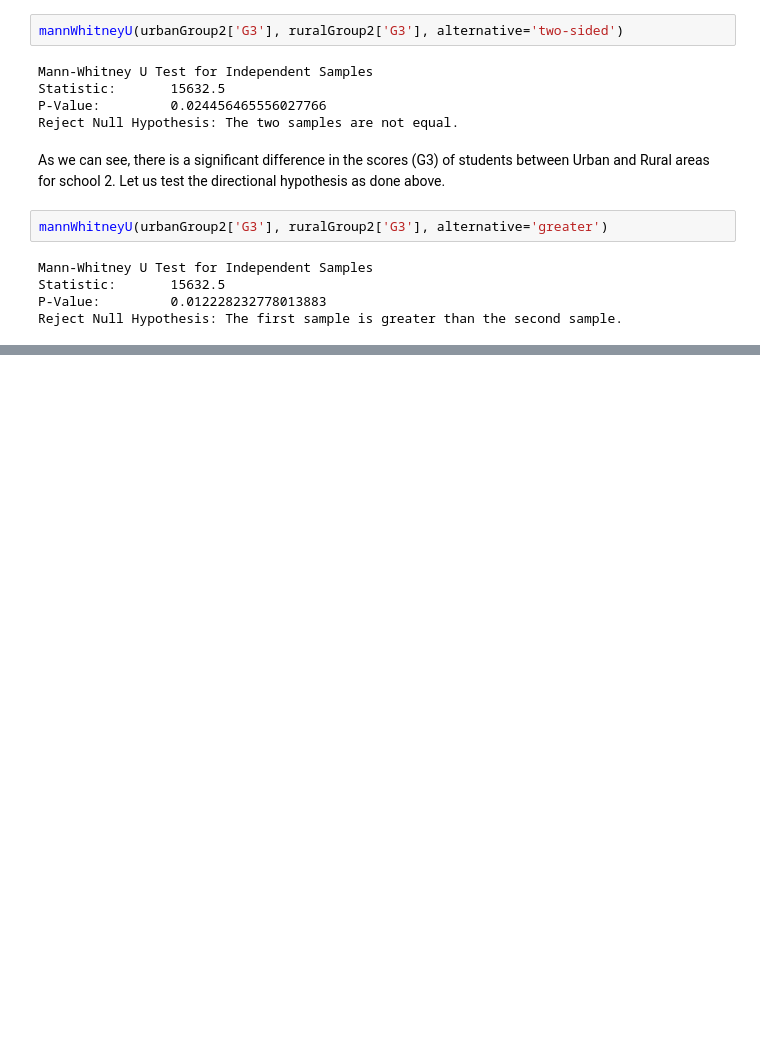
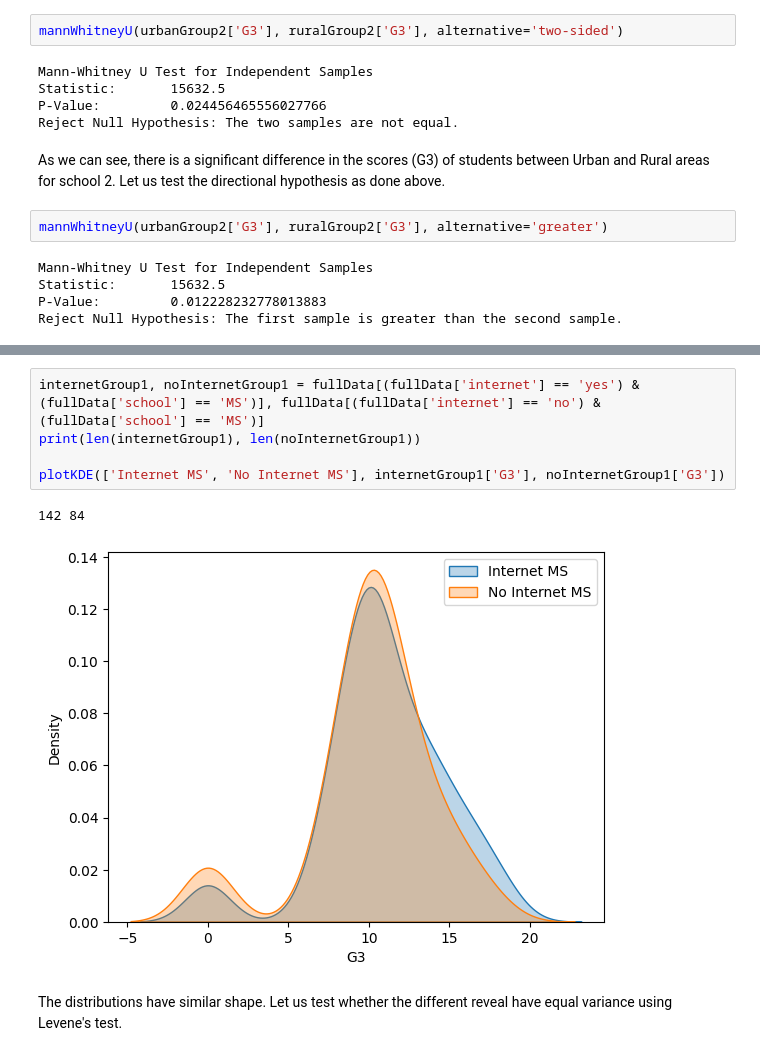
Before and after one commit to ashmitchamoli/Student-Performance-Data-Analysis, a Jupyter notebook: hypothesis-testing.ipynb, the cells around one changed output, grey strips where cells are left out. Drawn from its saved outputs; the diff is of its cells as text; blank space fills up the shorter version.

```diff
--- a/hypothesis-testing.ipynb
+++ b/hypothesis-testing.ipynb
@@ -210,0 +233,10 @@ This means that rural students in school 2 tend to have lower scores than urban
+# %%
+internetGroup1, noInternetGroup1 = fullData[(fullData['internet'] == 'yes') & (fullData['school'] == 'MS')], fullData[(fullData['internet'] == 'no') & (fullData['school'] == 'MS')]
+print(len(internetGroup1), len(noInternetGroup1))
+
+plotKDE(['Internet MS', 'No Internet MS'], internetGroup1['G3'], noInternetGroup1['G3'])
+# %% [output]
+142 84
+[figure, added]
+# %% [markdown]
+The distributions have similar shape. Let us test whether the different reveal have equal variance using Levene's test.
```
Also changed, not shown: parts of 25 cells of this notebook, 2 other files.
